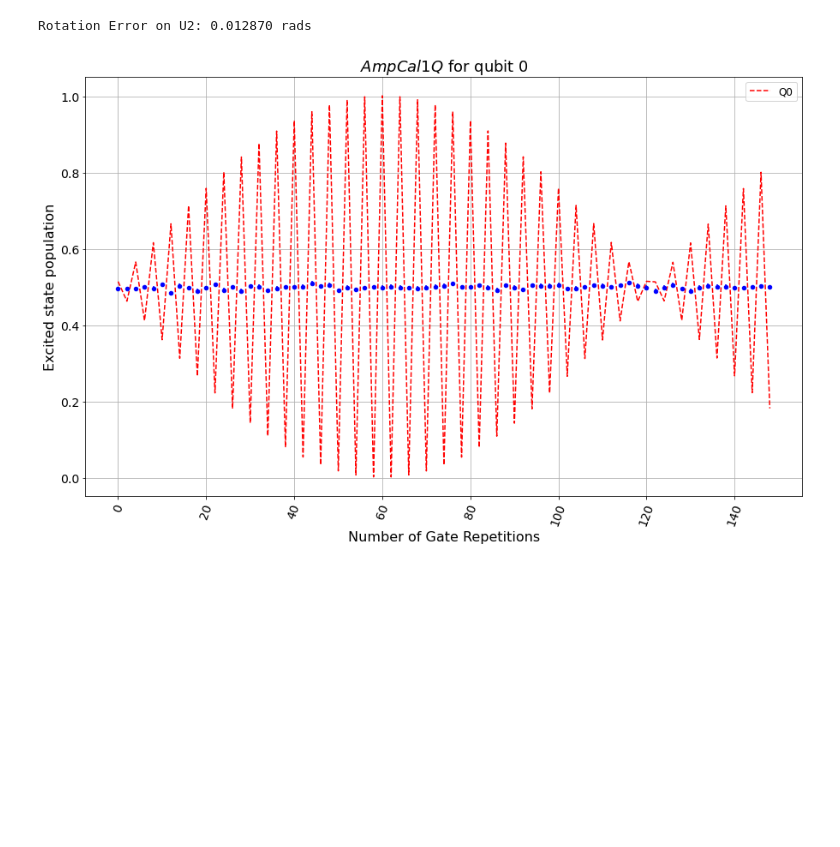
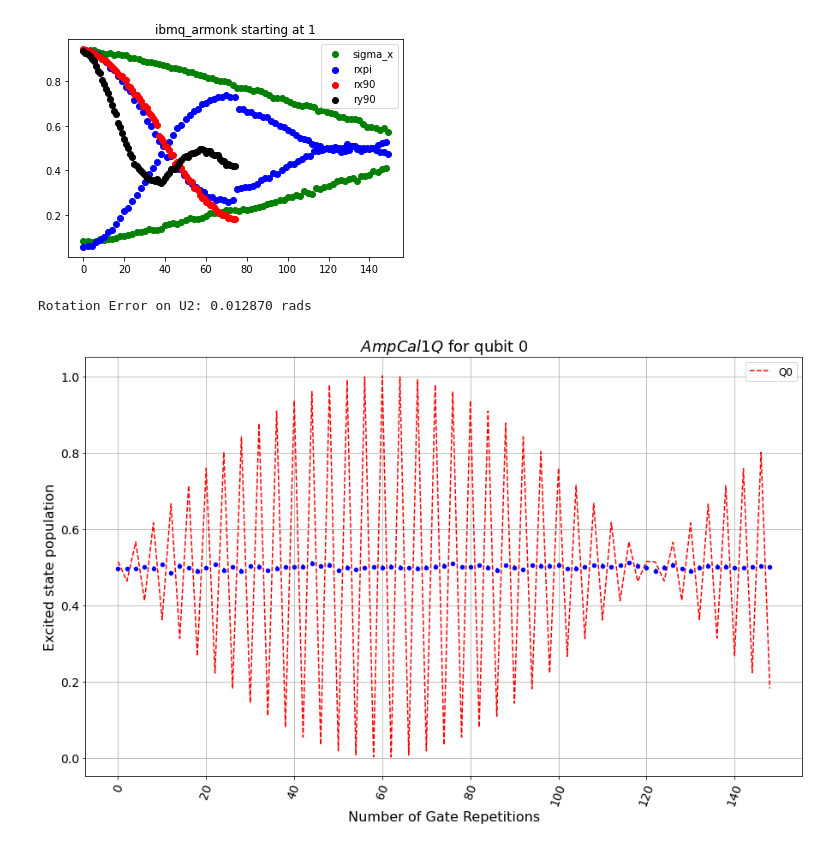
Before and after one commit to a-kapila/quantum-error, a Jupyter notebook: data_and_scripts/general_u3_error.ipynb, the cells around one changed output. Drawn from its saved outputs; the diff is of its cells as text; code cells hidden in the pictures; blank space fills up the shorter version.

```diff
--- a/data_and_scripts/general_u3_error.ipynb
+++ b/data_and_scripts/general_u3_error.ipynb
@@ -81,3 +162,14 @@ plt.show()
+# %%
+fig, ax = plt.subplots()
+plt.scatter(xdata, job_x, color='g', label='sigma_x')
+plt.scatter(xdata, job_r, color='b', label = 'rxpi')
+plt.scatter(xdata[:75],job_rx90[1::2], color='r', label='rx90')
+plt.scatter(xdata[:75],job_ry90[1::2], color='k', label='ry90')
+plt.title('ibmq_armonk starting at 1')
+plt.legend()
+plt.show()
+# %% [output]
+[figure, added]
 # %%
 dict(zip(np.fft.fftfreq(len(fft)), list(map(np.abs, fft))))
 # %%
```
Also changed, not shown: parts of 11 cells of this notebook, 47 other files.
